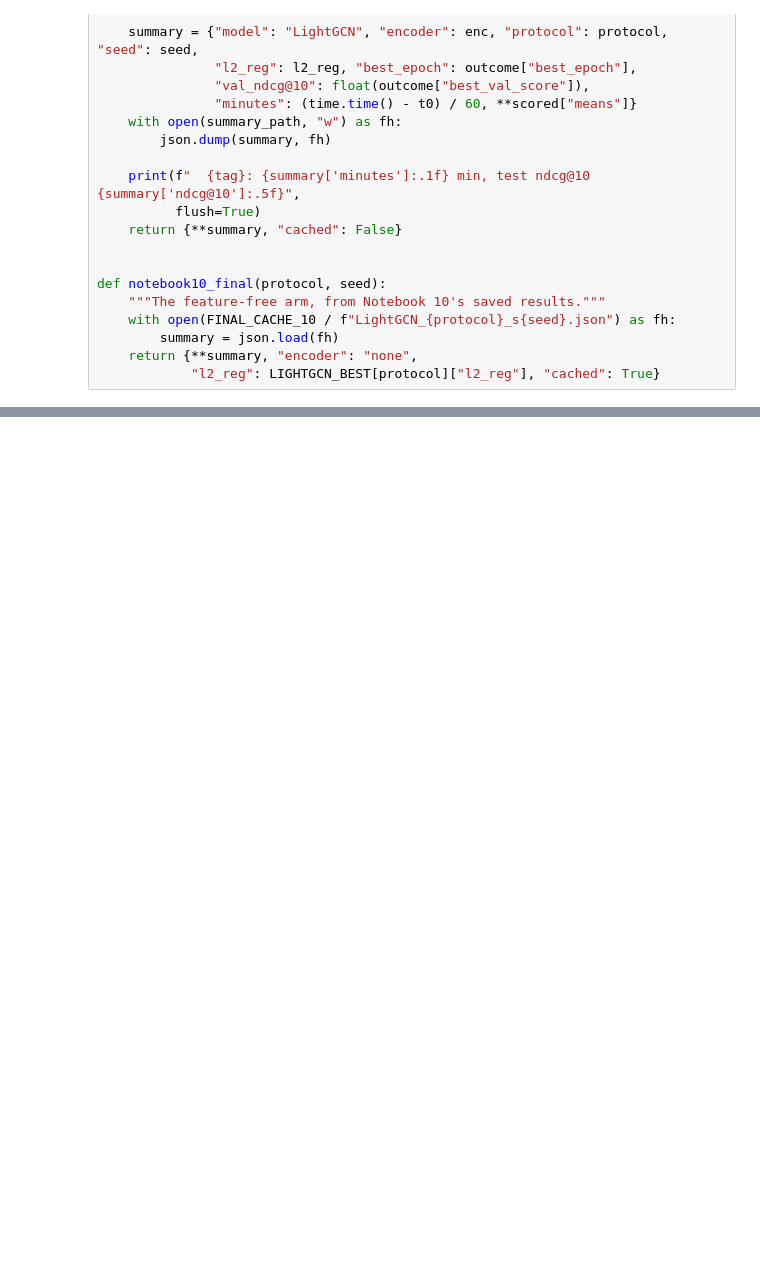
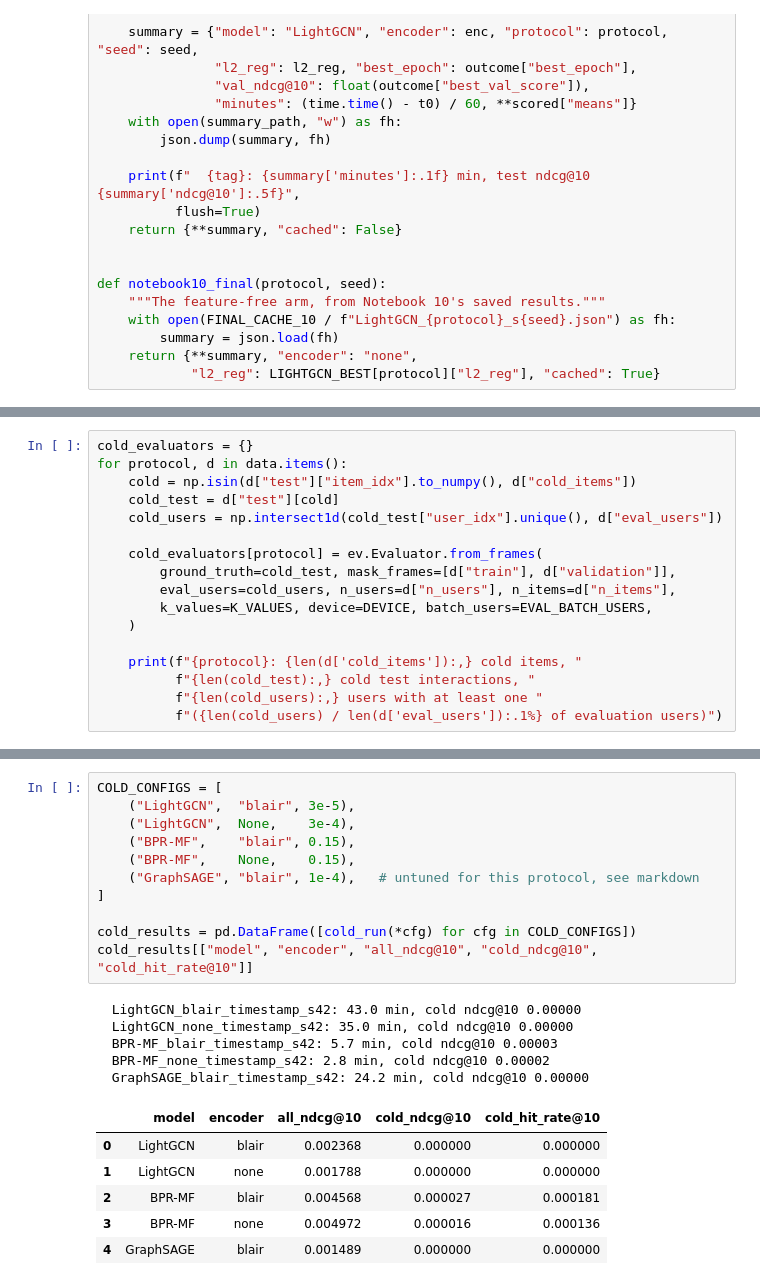
Before and after one commit to ErjonXhani/gnn-recommender-dissertation, a Jupyter notebook: notebooks/11_metadata_and_cold_start.ipynb, the cells around one changed output, grey strips where cells are left out. Cells and saved outputs as stored; diff of their text form; blank space fills up the shorter version.

```diff
--- a/notebooks/11_metadata_and_cold_start.ipynb
+++ b/notebooks/11_metadata_and_cold_start.ipynb
@@ -441,0 +680,17 @@ timestamp: 0.00158 -> 0.00230  (+45.9%)
+# %%
+cold_evaluators = {}
+for protocol, d in data.items():
+    cold = np.isin(d["test"]["item_idx"].to_numpy(), d["cold_items"])
+    cold_test = d["test"][cold]
+    cold_users = np.intersect1d(cold_test["user_idx"].unique(), d["eval_users"])
+
+    cold_evaluators[protocol] = ev.Evaluator.from_frames(
+        ground_truth=cold_test, mask_frames=[d["train"], d["validation"]],
+        eval_users=cold_users, n_users=d["n_users"], n_items=d["n_items"],
+        k_values=K_VALUES, device=DEVICE, batch_users=EVAL_BATCH_USERS,
+    )
+
+    print(f"{protocol}: {len(d['cold_items']):,} cold items, "
+          f"{len(cold_test):,} cold test interactions, "
+          f"{len(cold_users):,} users with at least one "
+          f"({len(cold_users) / len(d['eval_users']):.1%} of evaluation users)")
@@ -441,0 +758,23 @@ timestamp: 0.00158 -> 0.00230  (+45.9%)
+# %%
+COLD_CONFIGS = [
+    ("LightGCN",  "blair", 3e-5),
+    ("LightGCN",  None,    3e-4),
+    ("BPR-MF",    "blair", 0.15),
+    ("BPR-MF",    None,    0.15),
+    ("GraphSAGE", "blair", 1e-4),   # untuned for this protocol, see markdown
+]
+
+cold_results = pd.DataFrame([cold_run(*cfg) for cfg in COLD_CONFIGS])
+cold_results[["model", "encoder", "all_ndcg@10", "cold_ndcg@10", "cold_hit_rate@10"]]
+# %% [output]
+  LightGCN_blair_timestamp_s42: 43.0 min, cold ndcg@10 0.00000
+  LightGCN_none_timestamp_s42: 35.0 min, cold ndcg@10 0.00000
+  BPR-MF_blair_timestamp_s42: 5.7 min, cold ndcg@10 0.00003
+  BPR-MF_none_timestamp_s42: 2.8 min, cold ndcg@10 0.00002
+  GraphSAGE_blair_timestamp_s42: 24.2 min, cold ndcg@10 0.00000
+|  | model | encoder | all_ndcg@10 | cold_ndcg@10 | cold_hit_rate@10 |
+| 0 | LightGCN | blair | 0.002368 | 0.000000 | 0.000000 |
+| 1 | LightGCN | none | 0.001788 | 0.000000 | 0.000000 |
+| 2 | BPR-MF | blair | 0.004568 | 0.000027 | 0.000181 |
+| 3 | BPR-MF | none | 0.004972 | 0.000016 | 0.000136 |
+| 4 | GraphSAGE | blair | 0.001489 | 0.000000 | 0.000000 |
```
Also changed, not shown: parts of 36 cells of this notebook, 57 other files.
